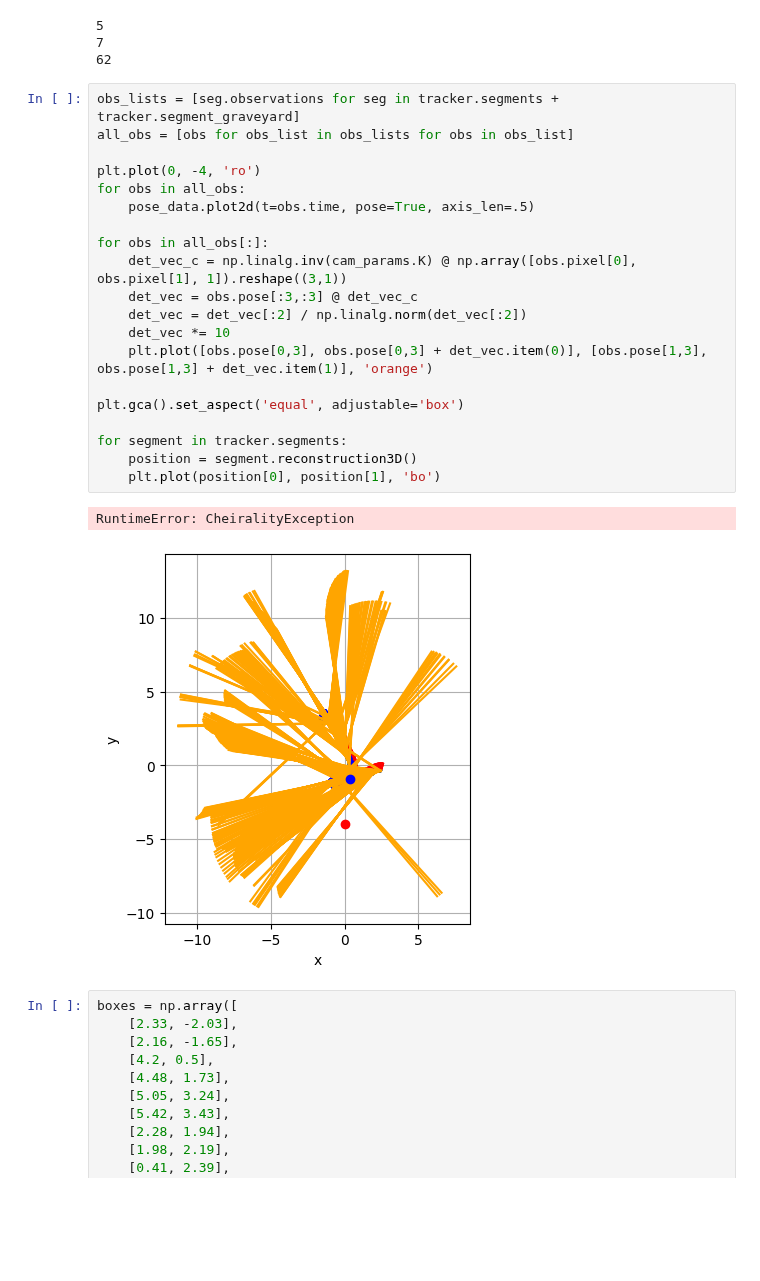
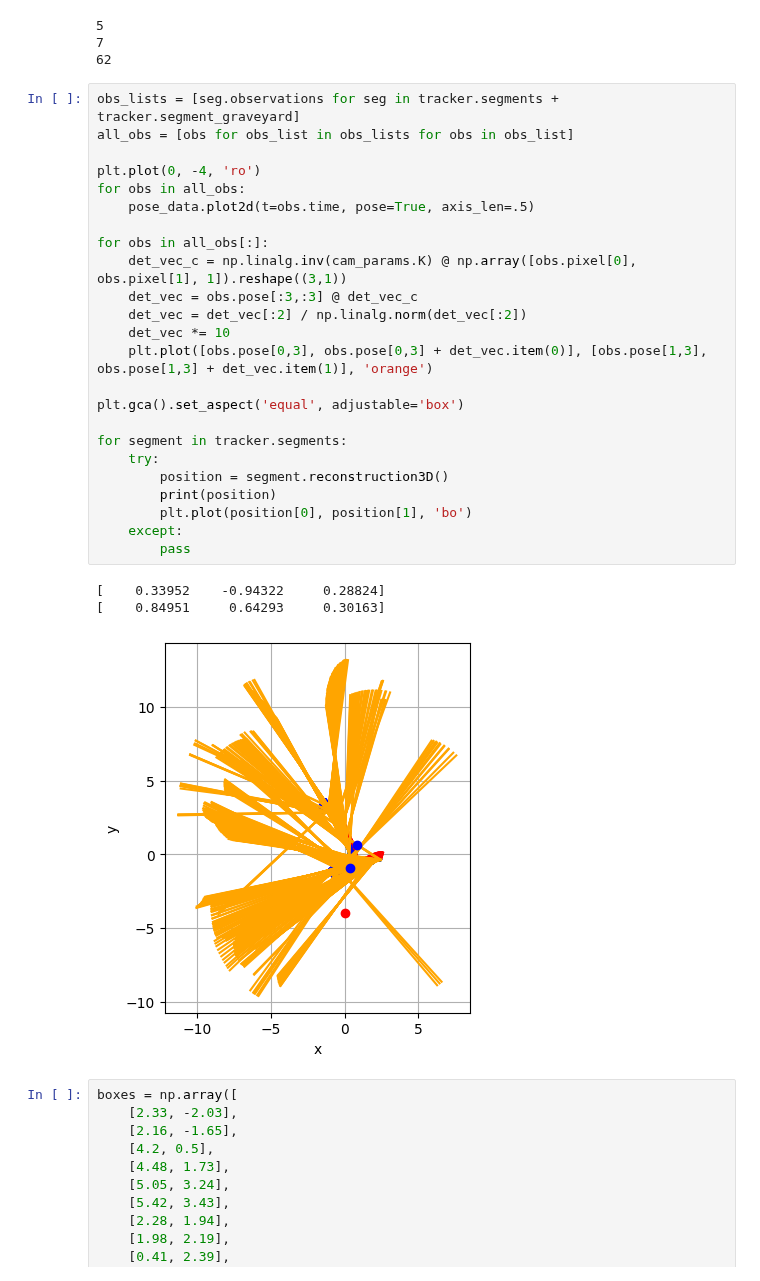
Before and after one commit to mit-acl/roman, a Jupyter notebook: notebooks/04_motlee_jan_data.ipynb, the cells around one changed output. Cells and saved outputs as stored; diff of their text form; blank space fills up the shorter version.

```diff
--- a/notebooks/04_motlee_jan_data.ipynb
+++ b/notebooks/04_motlee_jan_data.ipynb
@@ -120,26 +130,31 @@ print(len(tracker.segment_graveyard))
 # %%
 obs_lists = [seg.observations for seg in tracker.segments + tracker.segment_graveyard]
 all_obs = [obs for obs_list in obs_lists for obs in obs_list]
 
 plt.plot(0, -4, 'ro')
 for obs in all_obs:
     pose_data.plot2d(t=obs.time, pose=True, axis_len=.5)
 
 for obs in all_obs[:]:
     det_vec_c = np.linalg.inv(cam_params.K) @ np.array([obs.pixel[0], obs.pixel[1], 1]).reshape((3,1))
     det_vec = obs.pose[:3,:3] @ det_vec_c
     det_vec = det_vec[:2] / np.linalg.norm(det_vec[:2])
     det_vec *= 10
     plt.plot([obs.pose[0,3], obs.pose[0,3] + det_vec.item(0)], [obs.pose[1,3], obs.pose[1,3] + det_vec.item(1)], 'orange')
 
 plt.gca().set_aspect('equal', adjustable='box')
 
 for segment in tracker.segments:
-    position = segment.reconstruction3D()
-    plt.plot(position[0], position[1], 'bo')
+    try:
+        position = segment.reconstruction3D()
+        print(position)
+        plt.plot(position[0], position[1], 'bo')
+    except:
+        pass
 # %% [output]
-RuntimeError: CheiralityException
+[    0.33952    -0.94322     0.28824]
+[    0.84951     0.64293     0.30163]
-[figure, old version]
+[figure, new version]
 # %%
 boxes = np.array([
     [2.33, -2.03],
```
Also changed, not shown: parts of 5 cells of this notebook, 4 other files.
